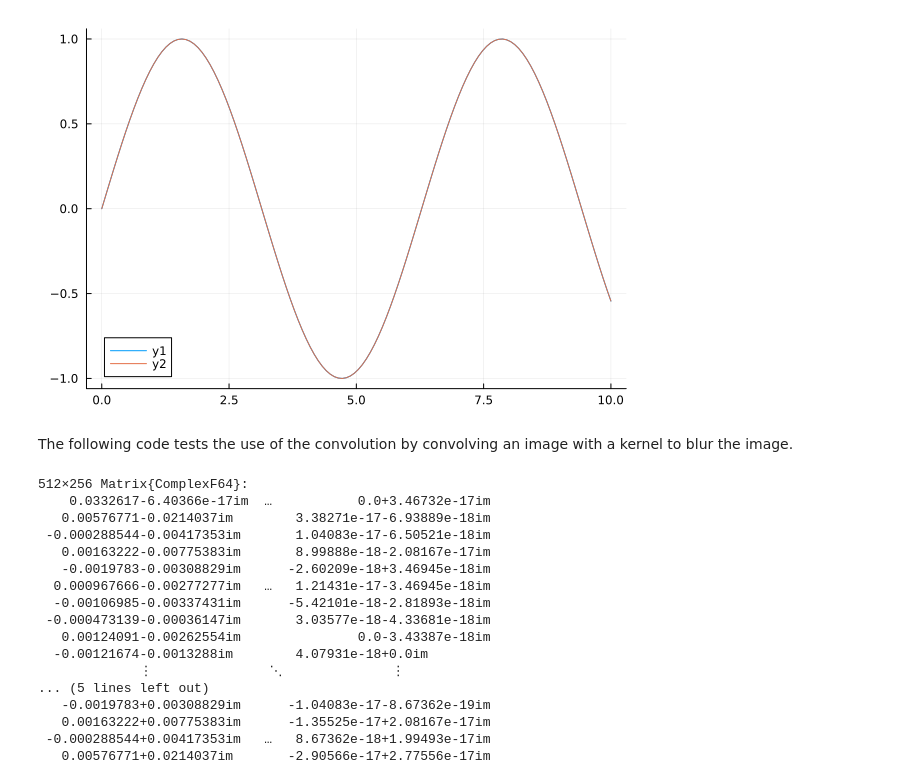
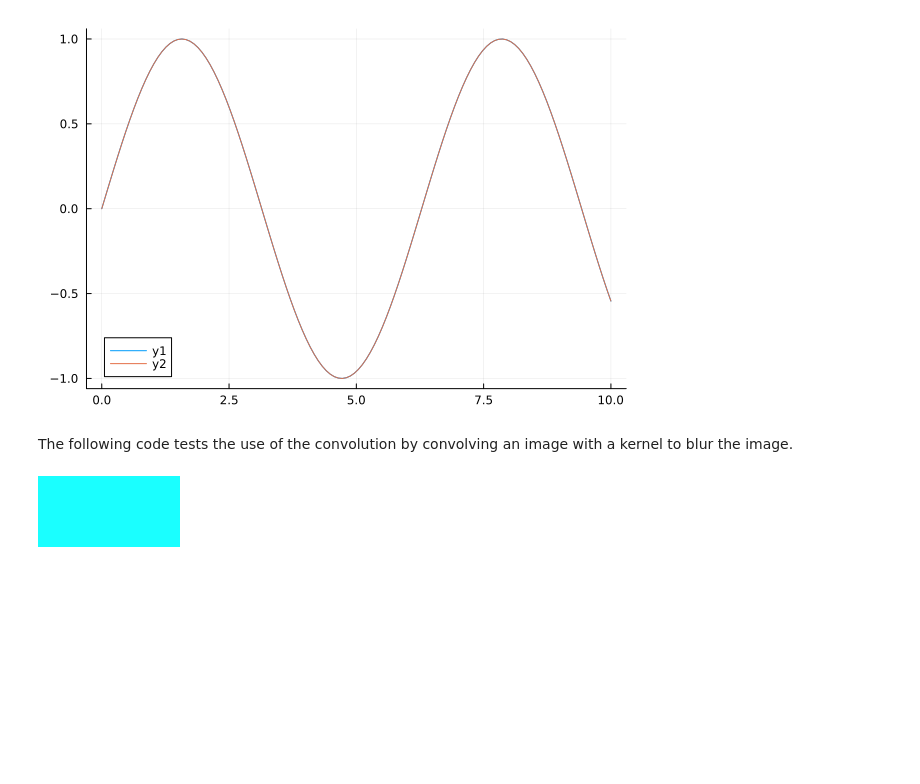
Before and after one commit to PP6464/Julia-FFT, a Jupyter notebook: FFT.ipynb, the cells around one changed output. Drawn from its saved outputs; the diff is of its cells as text; code cells hidden in the pictures; blank space fills up the shorter version.

Commit message:
display an image

```diff
--- a/FFT.ipynb
+++ b/FFT.ipynb
@@ -369,32 +364,28 @@ The following code tests the use of the convolution by convolving an image with
 # %%
 image = load("image.jpeg")
 
 red_matrix = map(x -> Float64(x.r), image)
 green_matrix = map(x -> Float64(x.g), image)
 blue_matrix = map(x -> Float64(x.b), image)
 
 kernel = [0.1 0.1 0.1; 0.1 0.5 0.1; 0.1 0.1 0.1]
 
 red_convolved = map(x -> abs(real(x)), conv2(kernel, red_matrix))
 green_convolved = map(x -> abs(real(x)), conv2(kernel, green_matrix))
 blue_convolved = map(x -> abs(real(x)), conv2(kernel, blue_matrix))
 
-n_rows = length(rows(red_convolved))
+red_n0f8 = map(x -> N0f8(x), red_convolved)
+green_n0f8 = map(x -> N0f8(x), green_convolved)
+blue_n0f8 = map(x -> N0f8(x), blue_convolved)
+
+result = zeros(RGB{N0f8}, size(red_convolved, 1), size(red_convolved, 2))
+
+for i in size(red_convolved, 1)
+    for j in size(red_convolved, 2)
+        result[i,j] = RGB(N0f8(255/255), N0f8(255/255), N0f8(255/255))
+    end
+end
+
+colorview(RGB, [N0f8(.1) N0f8(.1)], [N0f8(1) N0f8(1)], [N0f8(1) N0f8(1)])
 # %% [output]
-512×256 Matrix{ComplexF64}:
-    0.0332617-6.40366e-17im  …           0.0+3.46732e-17im
-   0.00576771-0.0214037im        3.38271e-17-6.93889e-18im
- -0.000288544-0.00417353im       1.04083e-17-6.50521e-18im
-   0.00163222-0.00775383im       8.99888e-18-2.08167e-17im
-   -0.0019783-0.00308829im      -2.60209e-18+3.46945e-18im
-  0.000967666-0.00277277im   …   1.21431e-17-3.46945e-18im
-  -0.00106985-0.00337431im      -5.42101e-18-2.81893e-18im
- -0.000473139-0.00036147im       3.03577e-18-4.33681e-18im
-   0.00124091-0.00262554im               0.0-3.43387e-18im
-  -0.00121674-0.0013288im        4.07931e-18+0.0im
-             ⋮               ⋱              ⋮
-... (5 lines left out)
-   -0.0019783+0.00308829im      -1.04083e-17-8.67362e-19im
-   0.00163222+0.00775383im      -1.35525e-17+2.08167e-17im
- -0.000288544+0.00417353im   …   8.67362e-18+1.99493e-17im
-   0.00576771+0.0214037im       -2.90566e-17+2.77556e-17im
+[figure, added]
```
Also changed, not shown: parts of 1 cell of this notebook.
